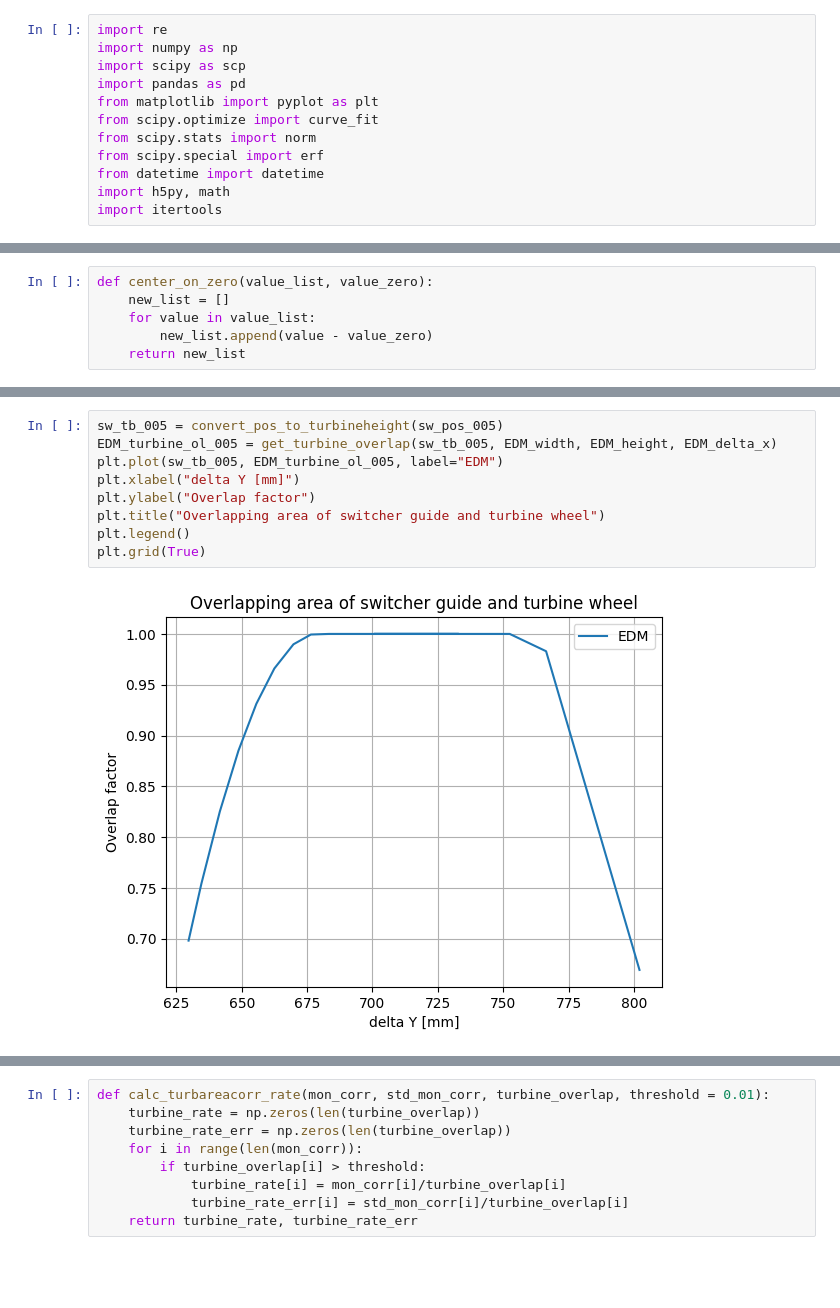
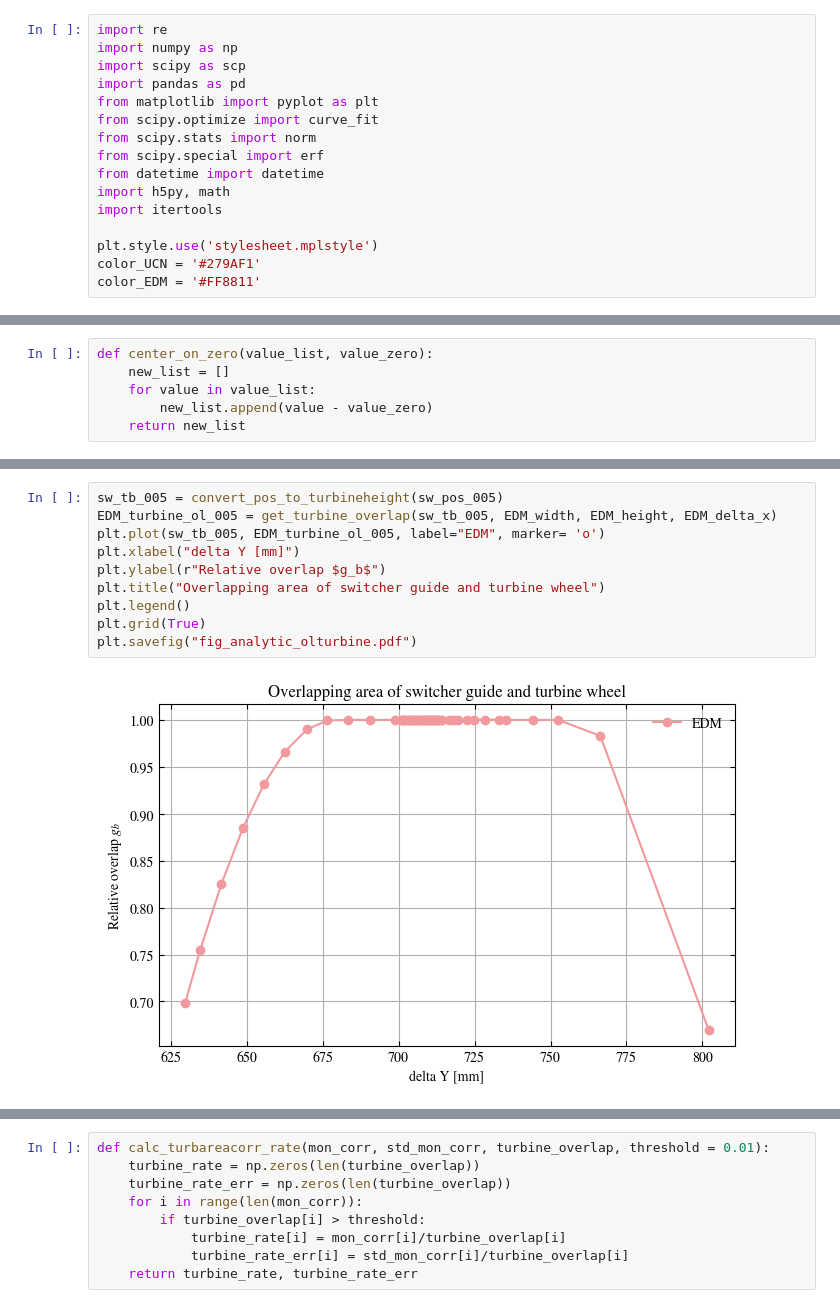
Before and after one commit to felixfisc/qBounce_turbine_sweetspot, a Jupyter notebook: intbt_EDMsp.ipynb, the cells around one changed output, grey strips where cells are left out. Cells and saved outputs as stored; diff of their text form; blank space fills up the shorter version.

```diff
--- a/intbt_EDMsp.ipynb
+++ b/intbt_EDMsp.ipynb
@@ -10,6 +10,10 @@ from scipy.special import erf
 from datetime import datetime
 import h5py, math
 import itertools
+
+plt.style.use('stylesheet.mplstyle')
+color_UCN = '#279AF1'
+color_EDM = '#FF8811'
 # %%
 # global variables
 EDM_pos = 11990.0
@@ -556,14 +692,15 @@ def convert_pos_to_turbineheight(sw_pos, is_EDM=True):
 # %%
 sw_tb_005 = convert_pos_to_turbineheight(sw_pos_005)
 EDM_turbine_ol_005 = get_turbine_overlap(sw_tb_005, EDM_width, EDM_height, EDM_delta_x)
-plt.plot(sw_tb_005, EDM_turbine_ol_005, label="EDM")
+plt.plot(sw_tb_005, EDM_turbine_ol_005, label="EDM", marker= 'o')
 plt.xlabel("delta Y [mm]")
-plt.ylabel("Overlap factor")
+plt.ylabel(r"Relative overlap $g_b$")
 plt.title("Overlapping area of switcher guide and turbine wheel")
 plt.legend()
 plt.grid(True)
+plt.savefig("fig_analytic_olturbine.pdf")
 # %% [output]
-[figure, old version]
+[figure, new version]
 # %%
 sw_tb_004 = convert_pos_to_turbineheight(sw_pos_004, is_EDM=False)
 UCN_turbine_ol_004 = get_turbine_overlap(sw_tb_004, UCN_width, UCN_height, UCN_delta_x)
```
Also changed, not shown: parts of 29 cells of this notebook, 13 other files.
